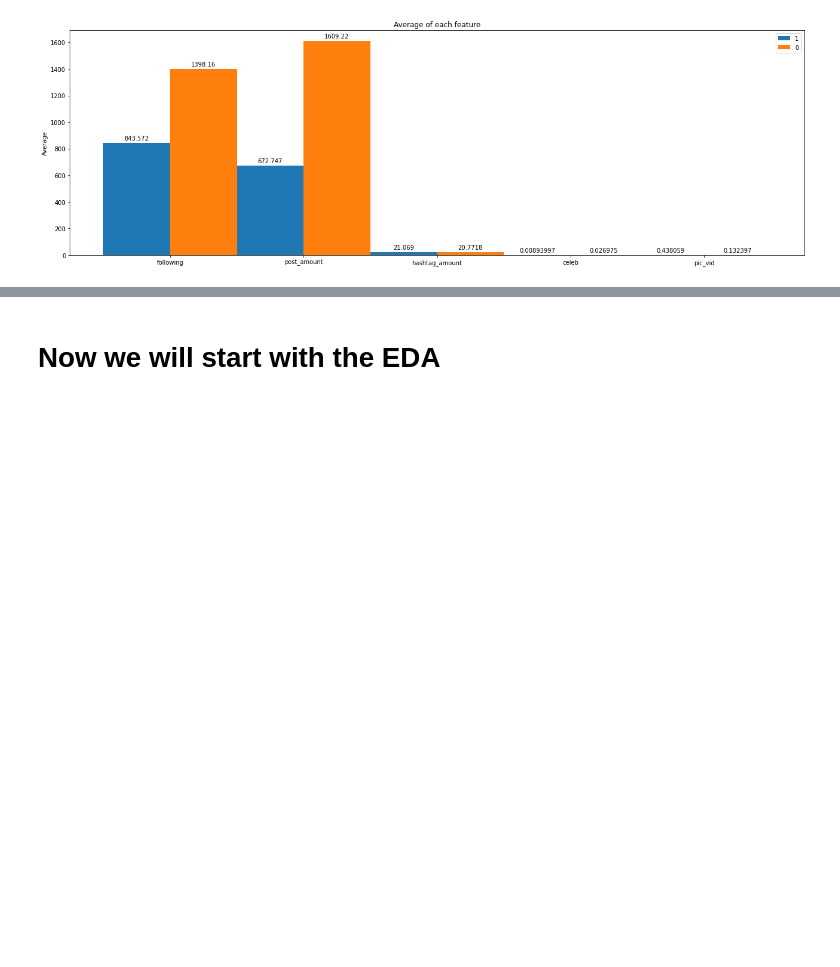
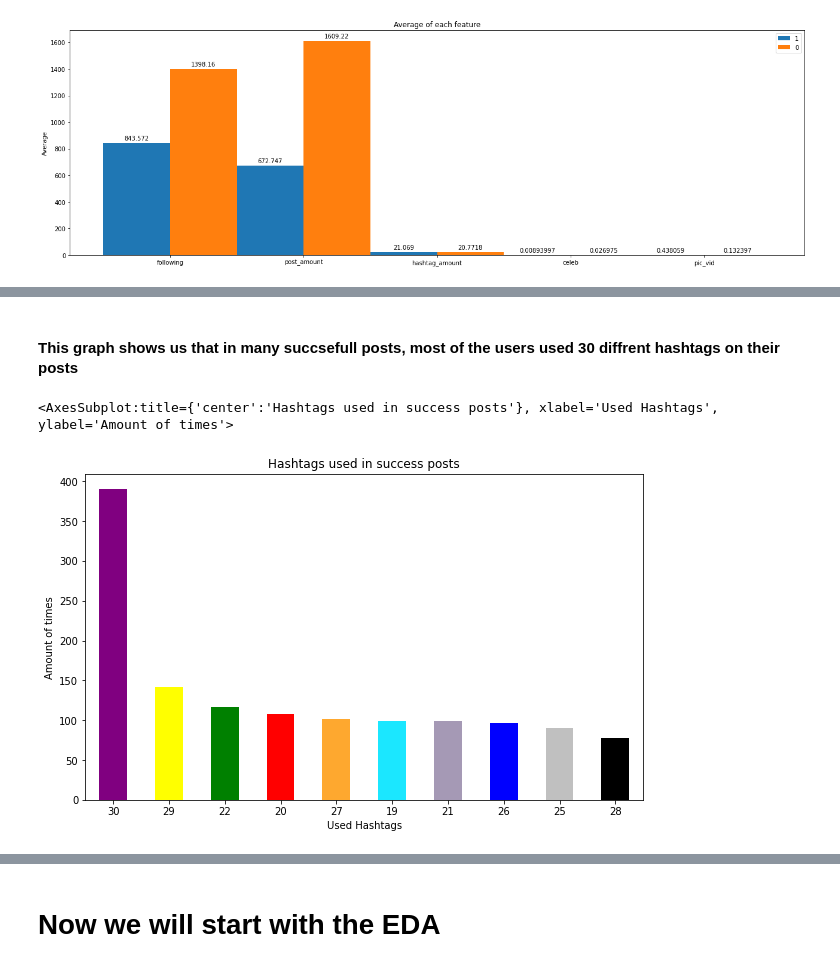
Before and after one commit to OrenPin/Instagram-Prediction---Data-Analysis, a Jupyter notebook: PostAnalysis.ipynb, the cells around one changed output, grey strips where cells are left out. Cells and saved outputs as stored; diff of their text form; code cells hidden in the pictures; blank space fills up the shorter version.

```diff
--- a/PostAnalysis.ipynb
+++ b/PostAnalysis.ipynb
@@ -376,0 +356,10 @@ dtype: int64
+# %% [markdown]
+#### This graph shows us that in many succsefull posts, most of the users used 30 diffrent hashtags on their posts
+# %%
+hashtag_series = df_post_success['hashtag_amount'].value_counts(ascending=False)[:10].sort_values(ascending = False)
+hashtag_series.plot(kind='bar',x= "Hashtags", y= "Amount", rot=0,
+color=['purple', 'yellow', 'green','red', '#FEA82F','#1BE7FF','#A599B5', 'blue', 'silver', 'black'],
+xlabel="Used Hashtags", ylabel="Amount of times", title="Amount of hashtags used in success posts")
+# %% [output]
+<AxesSubplot:title={'center':'Hashtags used in success posts'}, xlabel='Used Hashtags', ylabel='Amount of times'>
+[figure, added]
```
Also changed, not shown: parts of 7 cells of this notebook.
